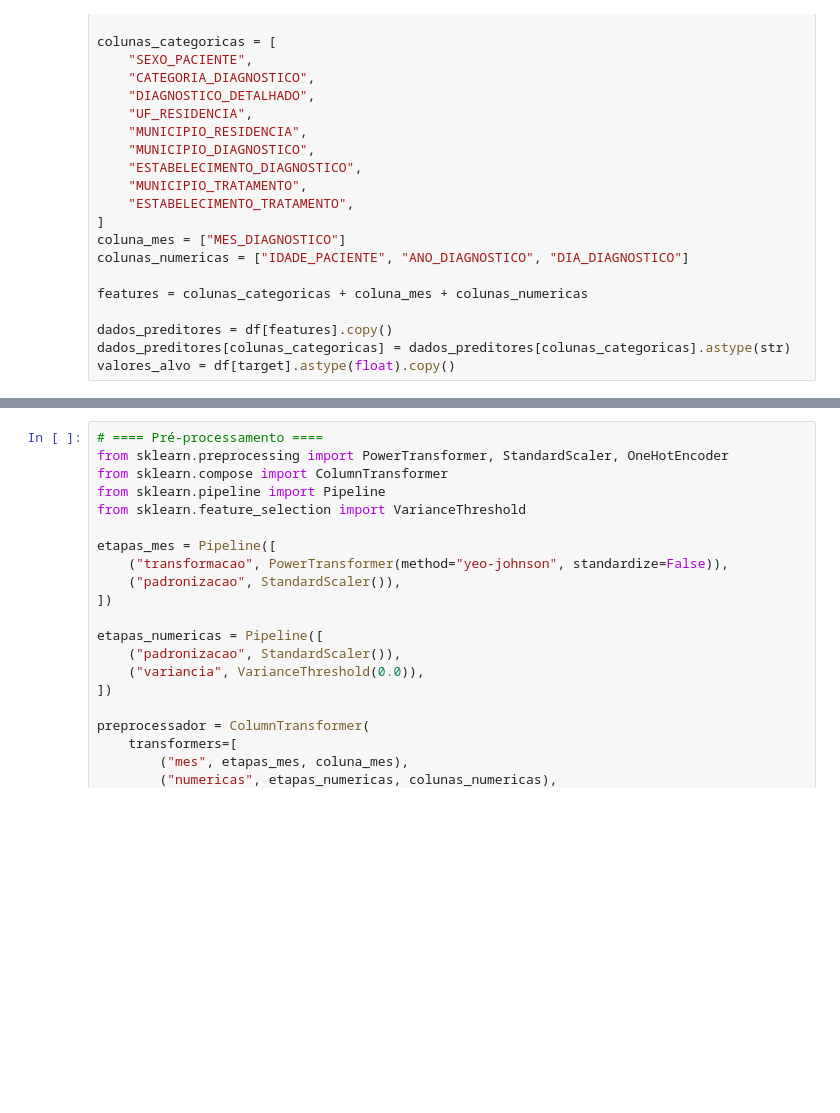
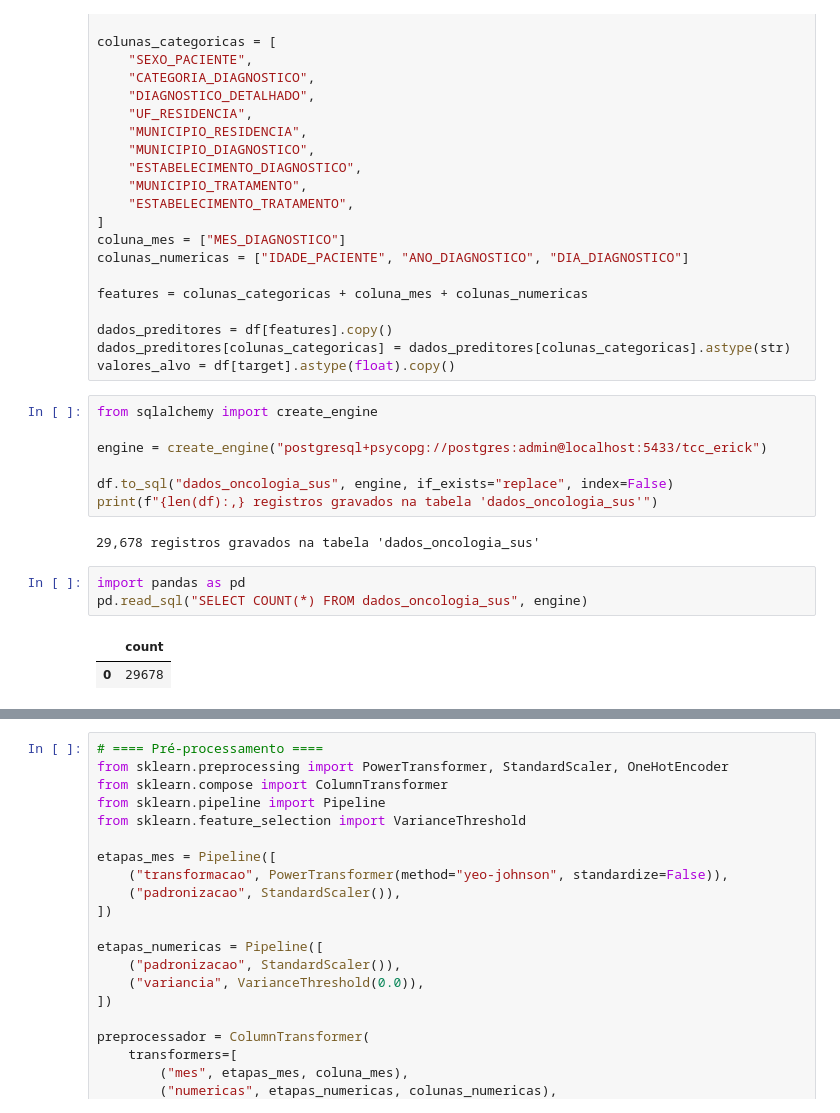
Before and after one commit to ErickWarmling/tcc-modelos-preditivos-erick-augusto-warmling, a Jupyter notebook: treinamento-modelos.ipynb, the cells around one changed output, grey strips where cells are left out. Cells and saved outputs as stored; diff of their text form; blank space fills up the shorter version.

```diff
--- a/treinamento-modelos.ipynb
+++ b/treinamento-modelos.ipynb
@@ -210,6 +222,21 @@ features = colunas_categoricas + coluna_mes + colunas_numericas
 dados_preditores = df[features].copy()
 dados_preditores[colunas_categoricas] = dados_preditores[colunas_categoricas].astype(str)
 valores_alvo = df[target].astype(float).copy()
+# %%
+from sqlalchemy import create_engine
+
+engine = create_engine("postgresql+psycopg://postgres:admin@localhost:5433/tcc_erick")
+
+df.to_sql("dados_oncologia_sus", engine, if_exists="replace", index=False)
+print(f"{len(df):,} registros gravados na tabela 'dados_oncologia_sus'")
+# %% [output]
+29,678 registros gravados na tabela 'dados_oncologia_sus'
+# %%
+import pandas as pd
+pd.read_sql("SELECT COUNT(*) FROM dados_oncologia_sus", engine)
+# %% [output]
+|  | count |
+| 0 | 29678 |
 # %%
 # ==== Divisão treino/teste (70/30) ====
 from sklearn.model_selection import train_test_split
```
Also changed, not shown: parts of 11 cells of this notebook, 1 other file.
